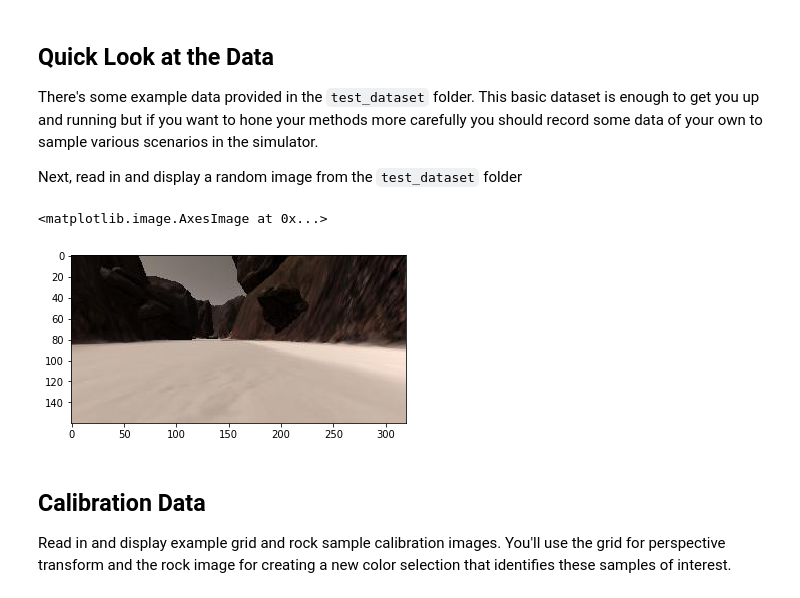
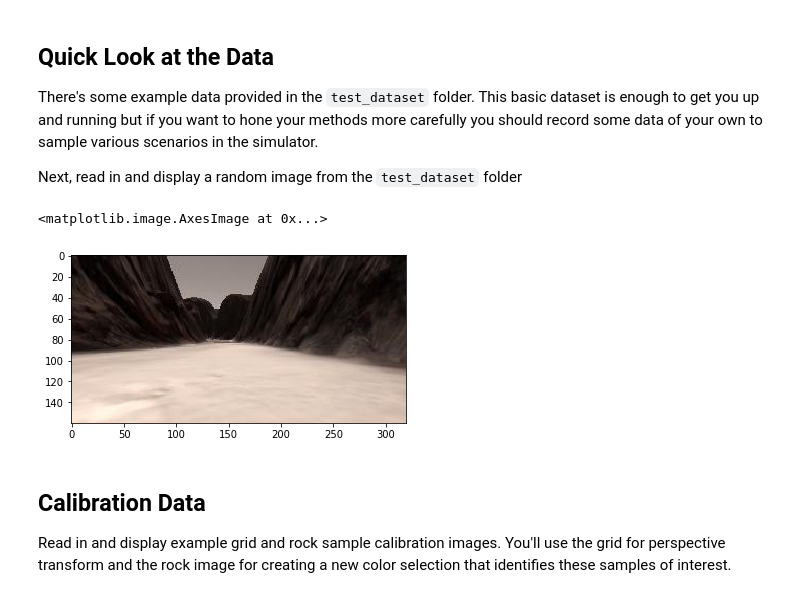
Before and after one commit to dimaga/RoboND-Rover-Project, a Jupyter notebook: code/Rover_Project_Test_Notebook.ipynb, the cells around one changed output. Saved outputs shown, nothing was run; the diff lists cells and outputs as text; code cells hidden in the pictures.

```diff
--- a/code/Rover_Project_Test_Notebook.ipynb
+++ b/code/Rover_Project_Test_Notebook.ipynb
@@ -34,16 +34,14 @@ imageio.plugins.ffmpeg.download()
 There's some example data provided in the `test_dataset` folder.  This basic dataset is enough to get you up and running but if you want to hone your methods more carefully you should record some data of your own to sample various scenarios in the simulator.
 
 Next, read in and display a random image from the `test_dataset` folder
-# %%
-path = '../test_dataset/IMG/*'
-img_list = glob.glob(path)
-# Grab a random image and display it
-idx = np.random.randint(0, len(img_list)-1)
-image = mpimg.imread(img_list[idx])
-plt.imshow(image)
-# %% [output]
-<matplotlib.image.AxesImage at 0x...>
-[figure, removed]
+# %%
+PATH = '../test_dataset/IMG/*'
+IMG_LIST = glob.glob(PATH)
+IMAGE = mpimg.imread(np.random.choice(IMG_LIST))
+plt.imshow(IMAGE)
+# %% [output]
+<matplotlib.image.AxesImage at 0x...>
+[figure, added]
 # %% [markdown]
 ## Calibration Data
 Read in and display example grid and rock sample calibration images.  You'll use the grid for perspective transform and the rock image for creating a new color selection that identifies these samples of interest.
```
Also changed, not shown: parts of 12 cells of this notebook.
